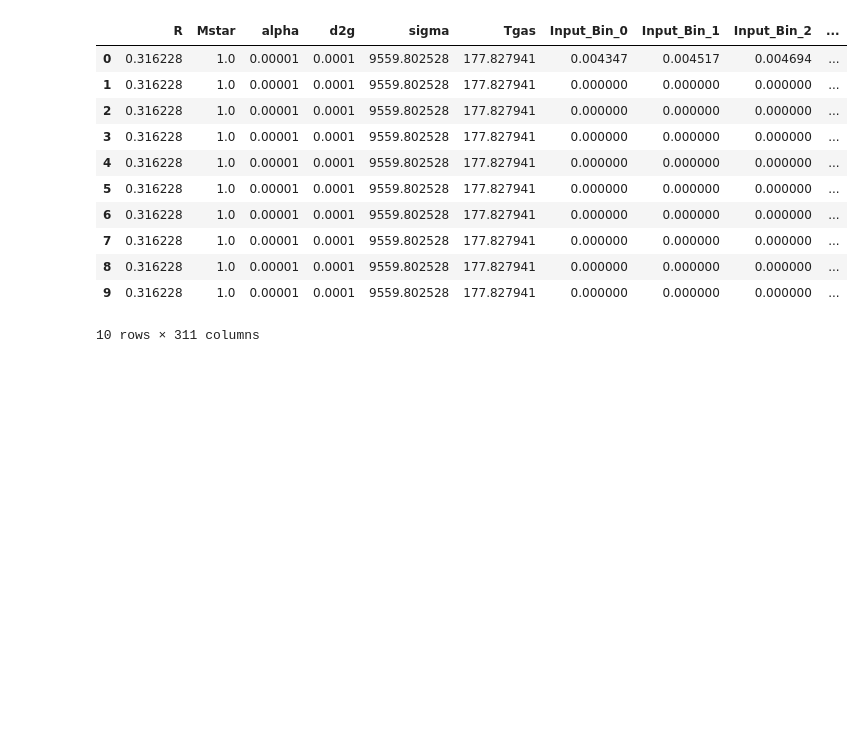
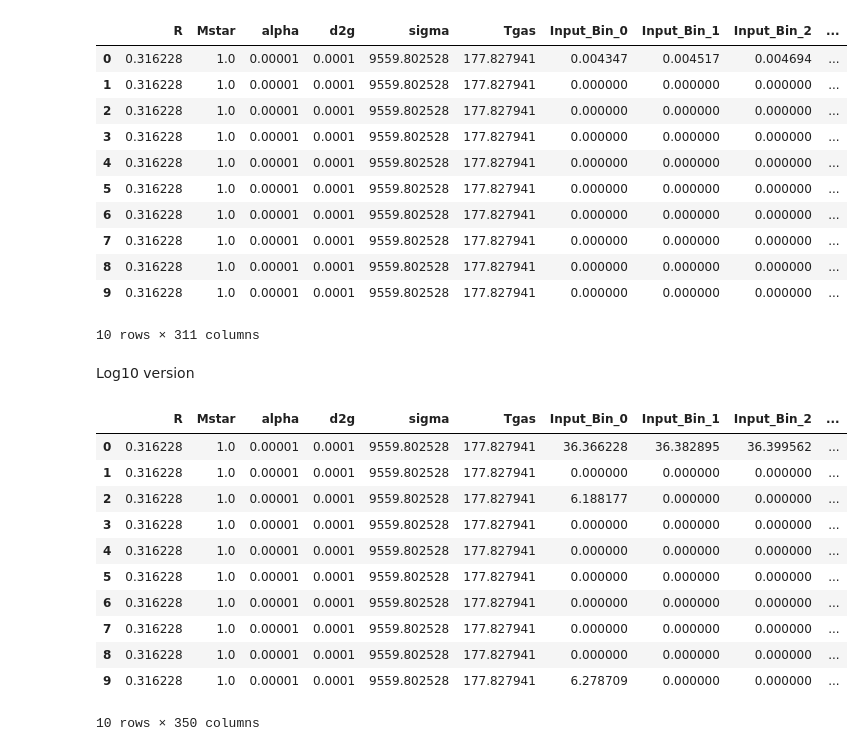
Before and after one commit to andrezazz/dust-in-the-machine, a Jupyter notebook: notebooks/data_prep/Dust Data Prep All Bins.ipynb, the cells around one changed output. Drawn from its saved outputs; the diff is of its cells as text; code cells hidden in the pictures; blank space fills up the shorter version.

```diff
--- a/notebooks/Dust Data Prep All Bins.ipynb
+++ b/notebooks/data_prep/Dust Data Prep All Bins.ipynb
@@ -160,3 +160,5 @@ pd.read_csv('/scratch/keh4nb/dust_training_data_all_bins_bayes_100.csv', nrows=1
 | 8 | 0.316228 | 1.0 | 0.00001 | 0.0001 | 9559.802528 | 177.827941 | 0.000000 | 0.000000 | 0.000000 | ... |
 | 9 | 0.316228 | 1.0 | 0.00001 | 0.0001 | 9559.802528 | 177.827941 | 0.000000 | 0.000000 | 0.000000 | ... |
 10 rows × 311 columns
+# %% [markdown]
+Log10 version
@@ -162,0 +277,16 @@ pd.read_csv('/scratch/keh4nb/dust_training_data_all_bins_bayes_100.csv', nrows=1
+# %%
+import pandas as pd
+pd.read_csv('/project/SDS-capstones-kropko21/uva-astronomy/dust_training_data_all_bins_log_v2_test.csv', nrows=10).head(10)
+# %% [output]
+|  | R | Mstar | alpha | d2g | sigma | Tgas | Input_Bin_0 | Input_Bin_1 | Input_Bin_2 | ... |
+| 0 | 0.316228 | 1.0 | 0.00001 | 0.0001 | 9559.802528 | 177.827941 | 36.366228 | 36.382895 | 36.399562 | ... |
+| 1 | 0.316228 | 1.0 | 0.00001 | 0.0001 | 9559.802528 | 177.827941 | 0.000000 | 0.000000 | 0.000000 | ... |
+| 2 | 0.316228 | 1.0 | 0.00001 | 0.0001 | 9559.802528 | 177.827941 | 6.188177 | 0.000000 | 0.000000 | ... |
+| 3 | 0.316228 | 1.0 | 0.00001 | 0.0001 | 9559.802528 | 177.827941 | 0.000000 | 0.000000 | 0.000000 | ... |
+| 4 | 0.316228 | 1.0 | 0.00001 | 0.0001 | 9559.802528 | 177.827941 | 0.000000 | 0.000000 | 0.000000 | ... |
+| 5 | 0.316228 | 1.0 | 0.00001 | 0.0001 | 9559.802528 | 177.827941 | 0.000000 | 0.000000 | 0.000000 | ... |
+| 6 | 0.316228 | 1.0 | 0.00001 | 0.0001 | 9559.802528 | 177.827941 | 0.000000 | 0.000000 | 0.000000 | ... |
+| 7 | 0.316228 | 1.0 | 0.00001 | 0.0001 | 9559.802528 | 177.827941 | 0.000000 | 0.000000 | 0.000000 | ... |
+| 8 | 0.316228 | 1.0 | 0.00001 | 0.0001 | 9559.802528 | 177.827941 | 0.000000 | 0.000000 | 0.000000 | ... |
+| 9 | 0.316228 | 1.0 | 0.00001 | 0.0001 | 9559.802528 | 177.827941 | 6.278709 | 0.000000 | 0.000000 | ... |
+10 rows × 350 columns
```
Also changed, not shown: parts of 1 cell of this notebook, 14 other files.
